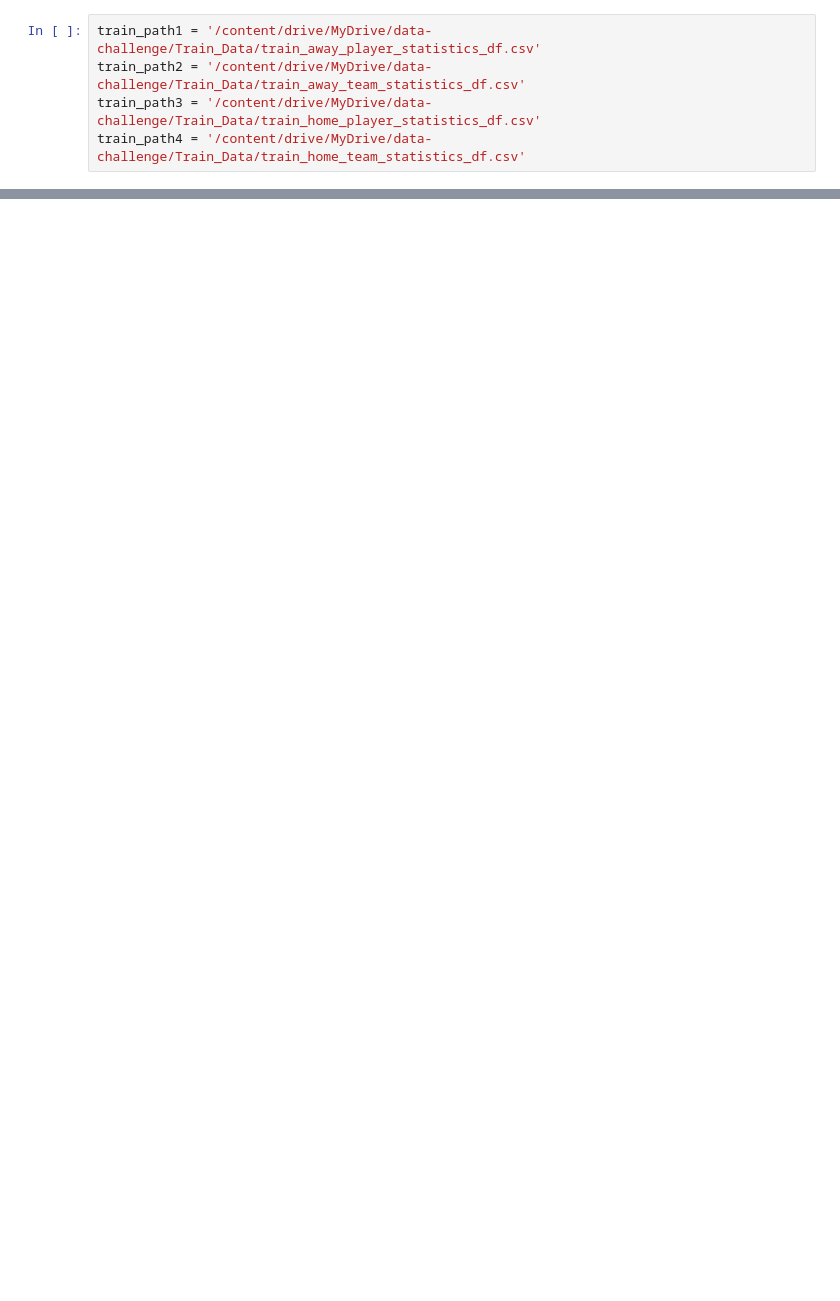
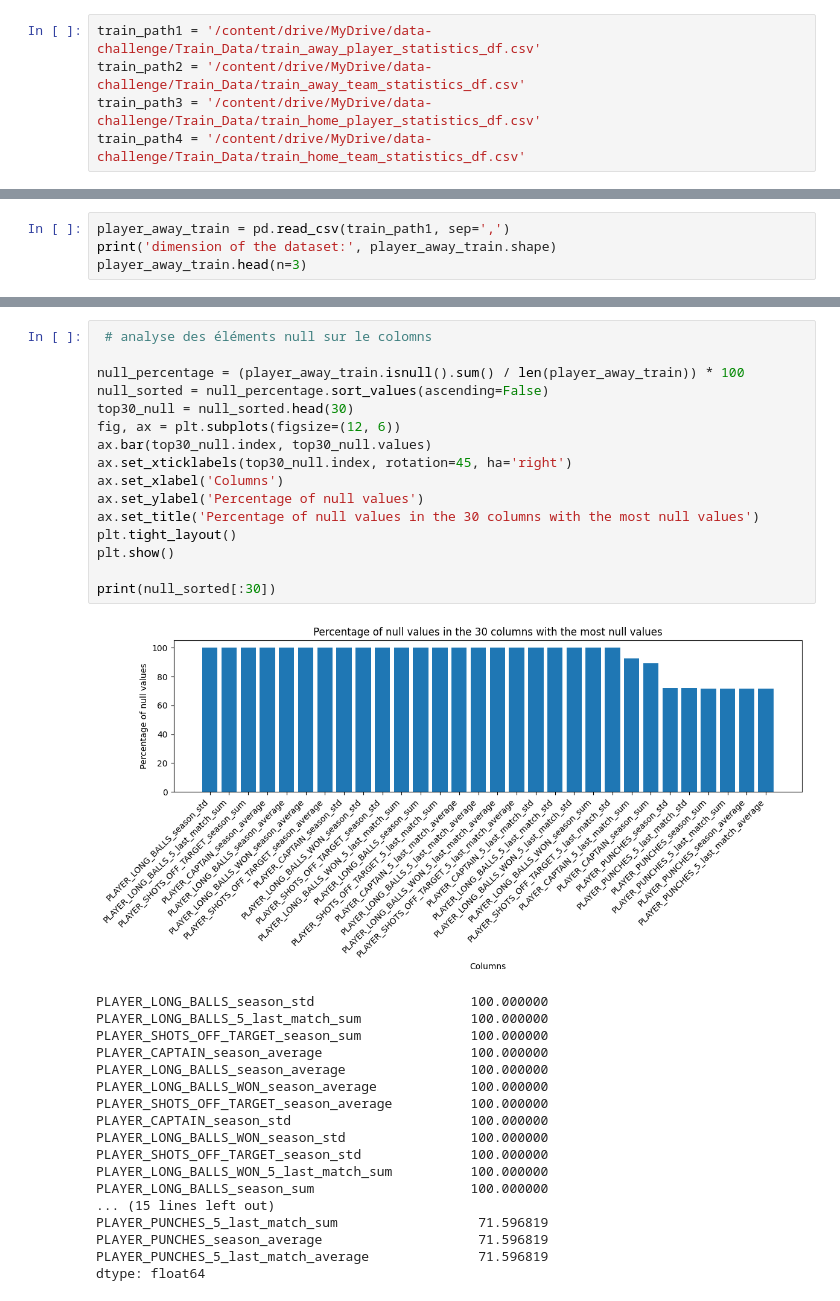
Before and after one commit to lucasn/data-challenge, a Jupyter notebook: data_challenge.ipynb, the cells around one changed output, grey strips where cells are left out. Saved outputs shown, nothing was run; the diff lists cells and outputs as text; blank space fills up the shorter version.

```diff
--- a/data_challenge.ipynb
+++ b/data_challenge.ipynb
@@ -30,0 +25,4 @@ train_data1
+# %%
+player_away_train = pd.read_csv(train_path1, sep=',')
+print('dimension of the dataset:', player_away_train.shape)
+player_away_train.head(n=3)
@@ -30,0 +73,35 @@ train_data1
+# %%
+ # analyse des éléments null sur le colomns
+
+null_percentage = (player_away_train.isnull().sum() / len(player_away_train)) * 100
+null_sorted = null_percentage.sort_values(ascending=False)
+top30_null = null_sorted.head(30)
+fig, ax = plt.subplots(figsize=(12, 6))
+ax.bar(top30_null.index, top30_null.values)
+ax.set_xticklabels(top30_null.index, rotation=45, ha='right')
+ax.set_xlabel('Columns')
+ax.set_ylabel('Percentage of null values')
+ax.set_title('Percentage of null values in the 30 columns with the most null values')
+plt.tight_layout()
+plt.show()
+
+print(null_sorted[:30])
+# %% [output]
+[figure, added]
+PLAYER_LONG_BALLS_season_std                    100.000000
+PLAYER_LONG_BALLS_5_last_match_sum              100.000000
+PLAYER_SHOTS_OFF_TARGET_season_sum              100.000000
+PLAYER_CAPTAIN_season_average                   100.000000
+PLAYER_LONG_BALLS_season_average                100.000000
+PLAYER_LONG_BALLS_WON_season_average            100.000000
+PLAYER_SHOTS_OFF_TARGET_season_average          100.000000
+PLAYER_CAPTAIN_season_std                       100.000000
+PLAYER_LONG_BALLS_WON_season_std                100.000000
+PLAYER_SHOTS_OFF_TARGET_season_std              100.000000
+PLAYER_LONG_BALLS_WON_5_last_match_sum          100.000000
+PLAYER_LONG_BALLS_season_sum                    100.000000
+... (15 lines left out)
+PLAYER_PUNCHES_5_last_match_sum                  71.596819
+PLAYER_PUNCHES_season_average                    71.596819
+PLAYER_PUNCHES_5_last_match_average              71.596819
+dtype: float64
```
Also changed, not shown: parts of 16 cells of this notebook.
